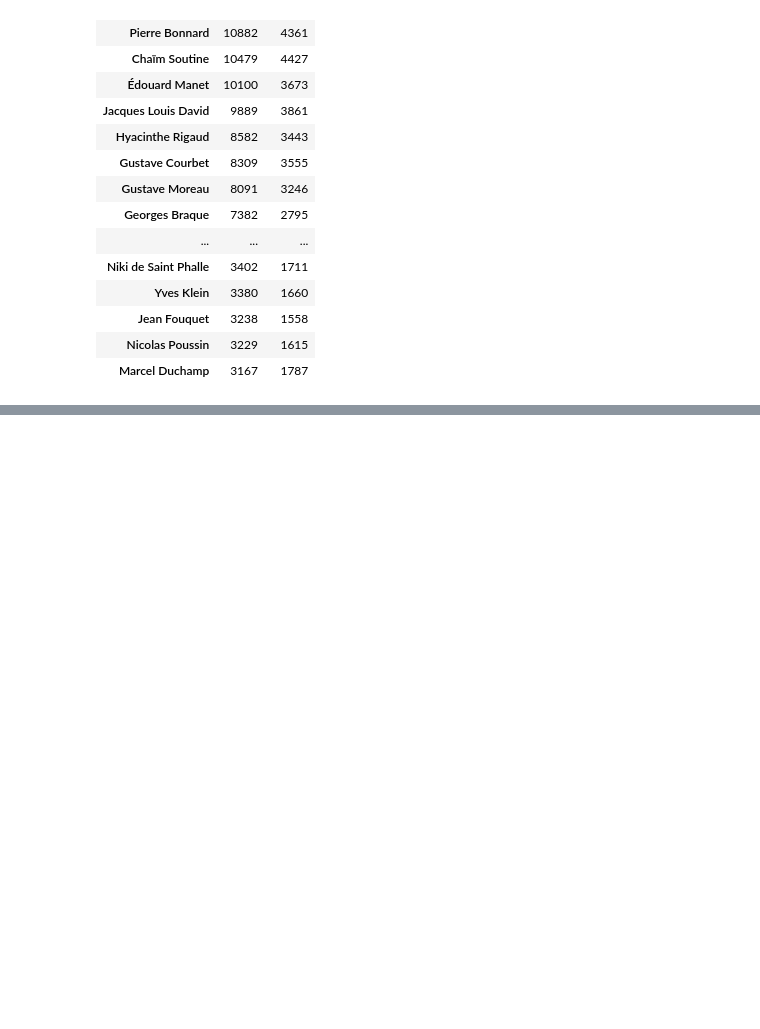
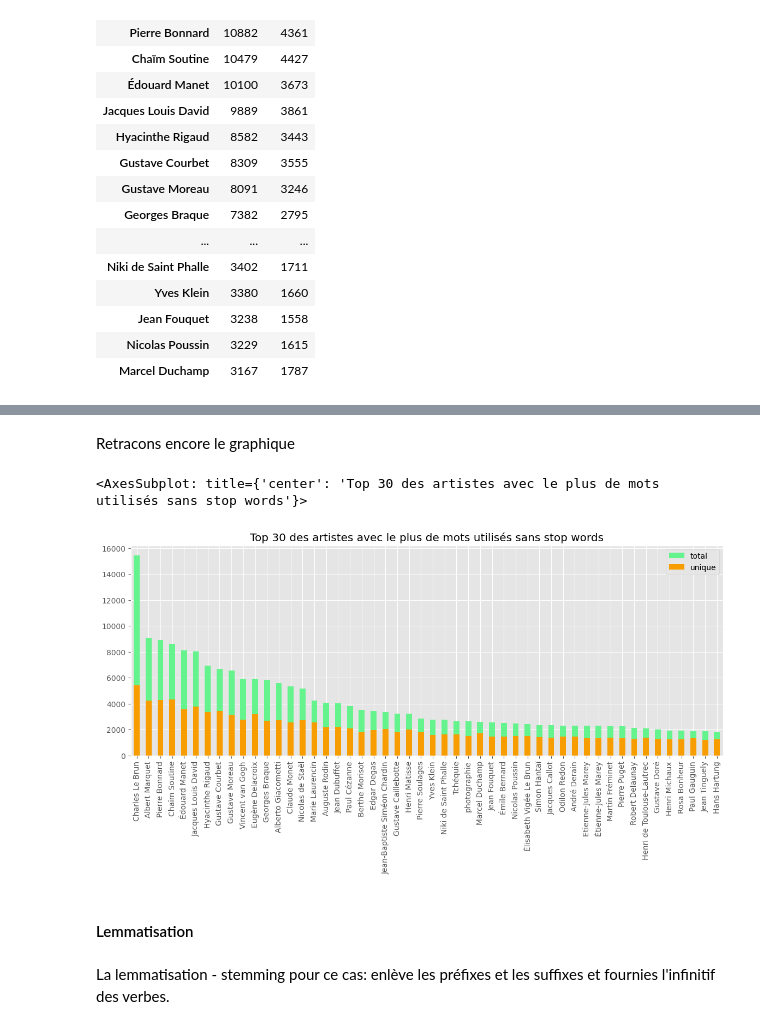
Before and after one commit to Oumar199/nlp_programs_exercises, a Jupyter notebook: open_classroom1_Recuperation_exploration_corpus.ipynb, the cells around one changed output, grey strips where cells are left out. Cells and saved outputs as stored; diff of their text form; code cells hidden in the pictures; blank space fills up the shorter version.

Commit message:
lemmatisation et mots plus courants

```diff
--- a/open_classroom1_Recuperation_exploration_corpus.ipynb
+++ b/open_classroom1_Recuperation_exploration_corpus.ipynb
@@ -272,0 +306,21 @@ df_top['unique'].plot(kind="bar", color = "#f79d00", ax = ax)
+# %%
+freq, stats, corpora = get_frequency(artistes, stopwords)
+# %% [markdown]
+Retracons encore le graphique
+# %%
+df = pd.DataFrame.from_dict(stats, orient="index")
+# %%
+df_sorted = df.sort_values('total', ascending=False)
+# %%
+df_top = df_sorted.head(50)
+# %%
+plt.figure(figsize=(14, 5))
+ax = df_top['total'].plot(kind="bar", color = "#64f38c", title="Top 30 des artistes avec le plus de mots utilisés sans stop words", legend="total")
+df_top['unique'].plot(kind="bar", color = "#f79d00", ax = ax, legend="unique")
+# %% [output]
+<AxesSubplot: title={'center': 'Top 30 des artistes avec le plus de mots utilisés sans stop words'}>
+[figure, added]
+# %% [markdown]
+#### Lemmatisation
+# %% [markdown]
+La lemmatisation - stemming pour ce cas: enlève les préfixes et les suffixes et fournies l'infinitif des verbes.
```
Also changed, not shown: parts of 29 cells of this notebook, 1 other file.
